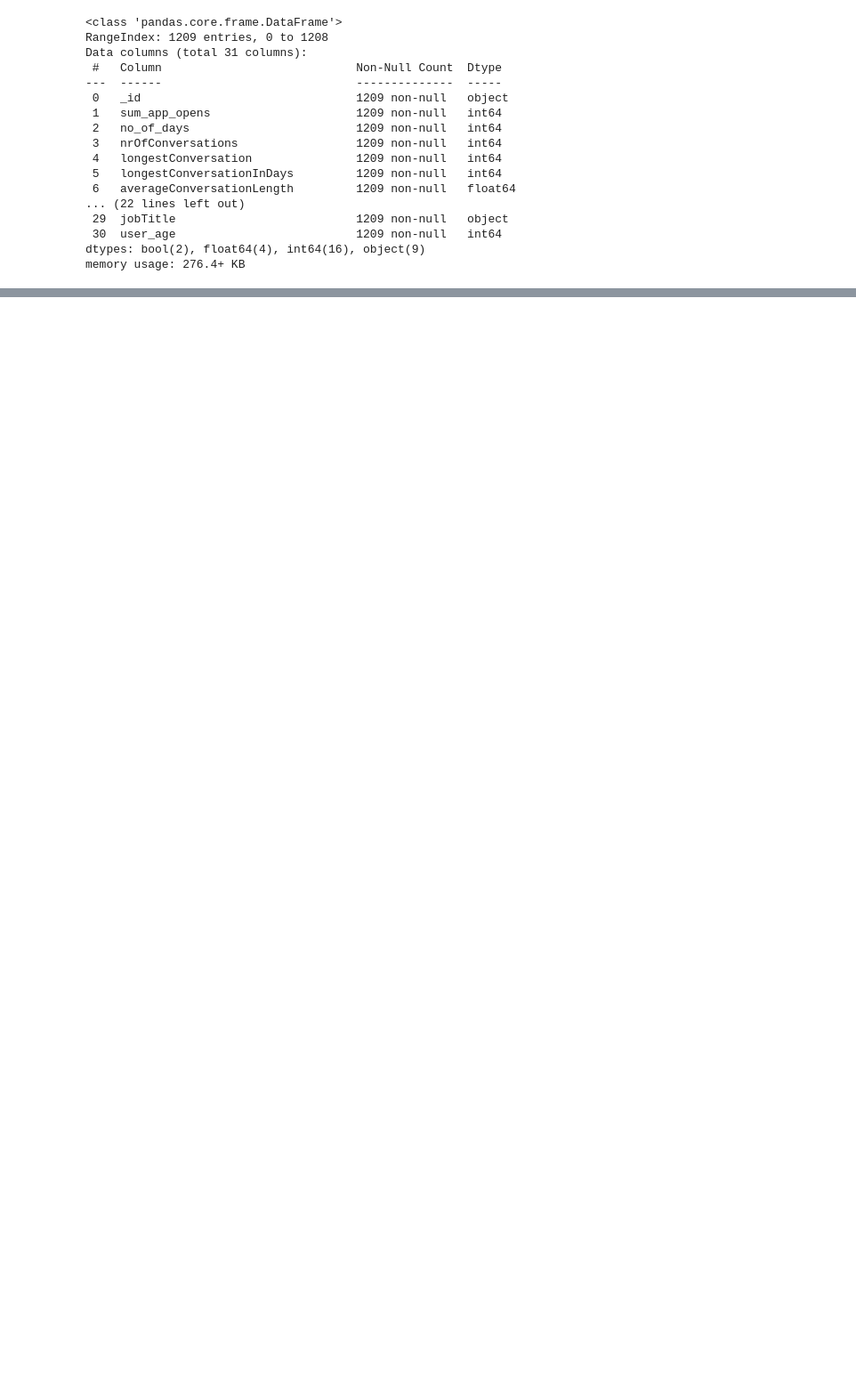
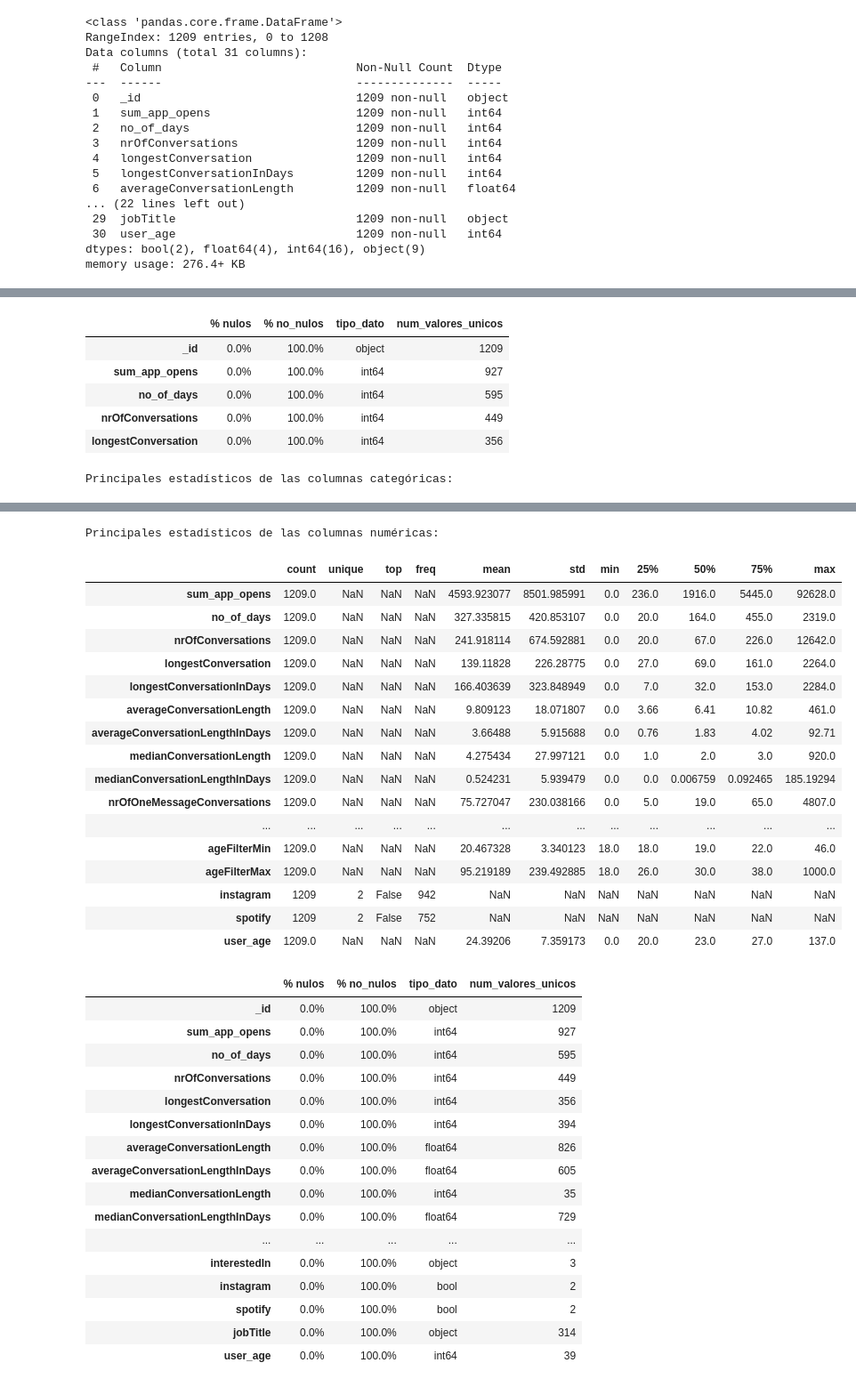
Before and after one commit to maria-ariza/project-da-promo-K-modulo-4-team-1, a Jupyter notebook: EDA.ipynb, the cells around one changed output, grey strips where cells are left out. Shown: that part at 89% size. Cells and saved outputs as stored; diff of their text form; code cells hidden in the pictures; blank space fills up the shorter version.

```diff
--- a/EDA.ipynb
+++ b/EDA.ipynb
@@ -67,0 +44,23 @@ df.duplicated().sum()
+# %%
+def exploracion(df):
+    df_info = pd.DataFrame()
+    df_info["% nulos"] = round(df.isna().sum()/df.shape[0]*100, 2).astype(str)+"%"
+    df_info["% no_nulos"] = round(df.notna().sum()/df.shape[0]*100, 2).astype(str)+"%"
+    df_info["tipo_dato"] = df.dtypes
+    df_info["num_valores_unicos"] = df.nunique()
+    print(f"""El DataFrame tiene {df.shape[0]} filas y {df.shape[1]} columnas.
+Tiene {df.duplicated().sum()} datos duplicados, lo que supone un porcentaje de {round(df.duplicated().sum()/df.shape[0], 2)}% de los datos.
+Hay {len(list(df_info[(df_info["% nulos"] != "0.0%")].index))} columnas con datos nulos, y son:
+{list(df_info[(df_info["% nulos"] != "0.0%")].index)}
+y sin nulos hay {len(list(df_info[(df_info["% nulos"] == "0.0%")].index))} columnas y son:
+{list(df_info[(df_info["% nulos"] == "0.0%")].index)}
+A continuación tienes un detalle sobre los datos nulos y los tipos y número de datos:""")
+    display(df_info.head())
+    print("Principales estadísticos de las columnas categóricas:")
+    display(df.describe(include="O").T)
+    print("Principales estadísticos de las columnas numéricas:")
+    display(df.describe(exclude="O").T)
+    return df_info
+# %%
+exploracion(df)
+# %% [output]
@@ -67,0 +74,7 @@ df.duplicated().sum()
+|  | % nulos | % no_nulos | tipo_dato | num_valores_unicos |
+| _id | 0.0% | 100.0% | object | 1209 |
+| sum_app_opens | 0.0% | 100.0% | int64 | 927 |
+| no_of_days | 0.0% | 100.0% | int64 | 595 |
+| nrOfConversations | 0.0% | 100.0% | int64 | 449 |
+| longestConversation | 0.0% | 100.0% | int64 | 356 |
+Principales estadísticos de las columnas categóricas:
@@ -67,0 +91,35 @@ df.duplicated().sum()
+Principales estadísticos de las columnas numéricas:
+|  | count | unique | top | freq | mean | std | min | 25% | 50% | 75% | max |
+| sum_app_opens | 1209.0 | NaN | NaN | NaN | 4593.923077 | 8501.985991 | 0.0 | 236.0 | 1916.0 | 5445.0 | 92628.0 |
+| no_of_days | 1209.0 | NaN | NaN | NaN | 327.335815 | 420.853107 | 0.0 | 20.0 | 164.0 | 455.0 | 2319.0 |
+| nrOfConversations | 1209.0 | NaN | NaN | NaN | 241.918114 | 674.592881 | 0.0 | 20.0 | 67.0 | 226.0 | 12642.0 |
+| longestConversation | 1209.0 | NaN | NaN | NaN | 139.11828 | 226.28775 | 0.0 | 27.0 | 69.0 | 161.0 | 2264.0 |
+| longestConversationInDays | 1209.0 | NaN | NaN | NaN | 166.403639 | 323.848949 | 0.0 | 7.0 | 32.0 | 153.0 | 2284.0 |
+| averageConversationLength | 1209.0 | NaN | NaN | NaN | 9.809123 | 18.071807 | 0.0 | 3.66 | 6.41 | 10.82 | 461.0 |
+| averageConversationLengthInDays | 1209.0 | NaN | NaN | NaN | 3.66488 | 5.915688 | 0.0 | 0.76 | 1.83 | 4.02 | 92.71 |
+| medianConversationLength | 1209.0 | NaN | NaN | NaN | 4.275434 | 27.997121 | 0.0 | 1.0 | 2.0 | 3.0 | 920.0 |
+| medianConversationLengthInDays | 1209.0 | NaN | NaN | NaN | 0.524231 | 5.939479 | 0.0 | 0.0 | 0.006759 | 0.092465 | 185.19294 |
+| nrOfOneMessageConversations | 1209.0 | NaN | NaN | NaN | 75.727047 | 230.038166 | 0.0 | 5.0 | 19.0 | 65.0 | 4807.0 |
+| ... | ... | ... | ... | ... | ... | ... | ... | ... | ... | ... | ... |
+| ageFilterMin | 1209.0 | NaN | NaN | NaN | 20.467328 | 3.340123 | 18.0 | 18.0 | 19.0 | 22.0 | 46.0 |
+| ageFilterMax | 1209.0 | NaN | NaN | NaN | 95.219189 | 239.492885 | 18.0 | 26.0 | 30.0 | 38.0 | 1000.0 |
+| instagram | 1209 | 2 | False | 942 | NaN | NaN | NaN | NaN | NaN | NaN | NaN |
+| spotify | 1209 | 2 | False | 752 | NaN | NaN | NaN | NaN | NaN | NaN | NaN |
+| user_age | 1209.0 | NaN | NaN | NaN | 24.39206 | 7.359173 | 0.0 | 20.0 | 23.0 | 27.0 | 137.0 |
+|  | % nulos | % no_nulos | tipo_dato | num_valores_unicos |
+| _id | 0.0% | 100.0% | object | 1209 |
+| sum_app_opens | 0.0% | 100.0% | int64 | 927 |
+| no_of_days | 0.0% | 100.0% | int64 | 595 |
+| nrOfConversations | 0.0% | 100.0% | int64 | 449 |
+| longestConversation | 0.0% | 100.0% | int64 | 356 |
+| longestConversationInDays | 0.0% | 100.0% | int64 | 394 |
+| averageConversationLength | 0.0% | 100.0% | float64 | 826 |
+| averageConversationLengthInDays | 0.0% | 100.0% | float64 | 605 |
+| medianConversationLength | 0.0% | 100.0% | int64 | 35 |
+| medianConversationLengthInDays | 0.0% | 100.0% | float64 | 729 |
+| ... | ... | ... | ... | ... |
+| interestedIn | 0.0% | 100.0% | object | 3 |
+| instagram | 0.0% | 100.0% | bool | 2 |
+| spotify | 0.0% | 100.0% | bool | 2 |
+| jobTitle | 0.0% | 100.0% | object | 314 |
+| user_age | 0.0% | 100.0% | int64 | 39 |
```
Also changed, not shown: parts of 3 cells of this notebook.
